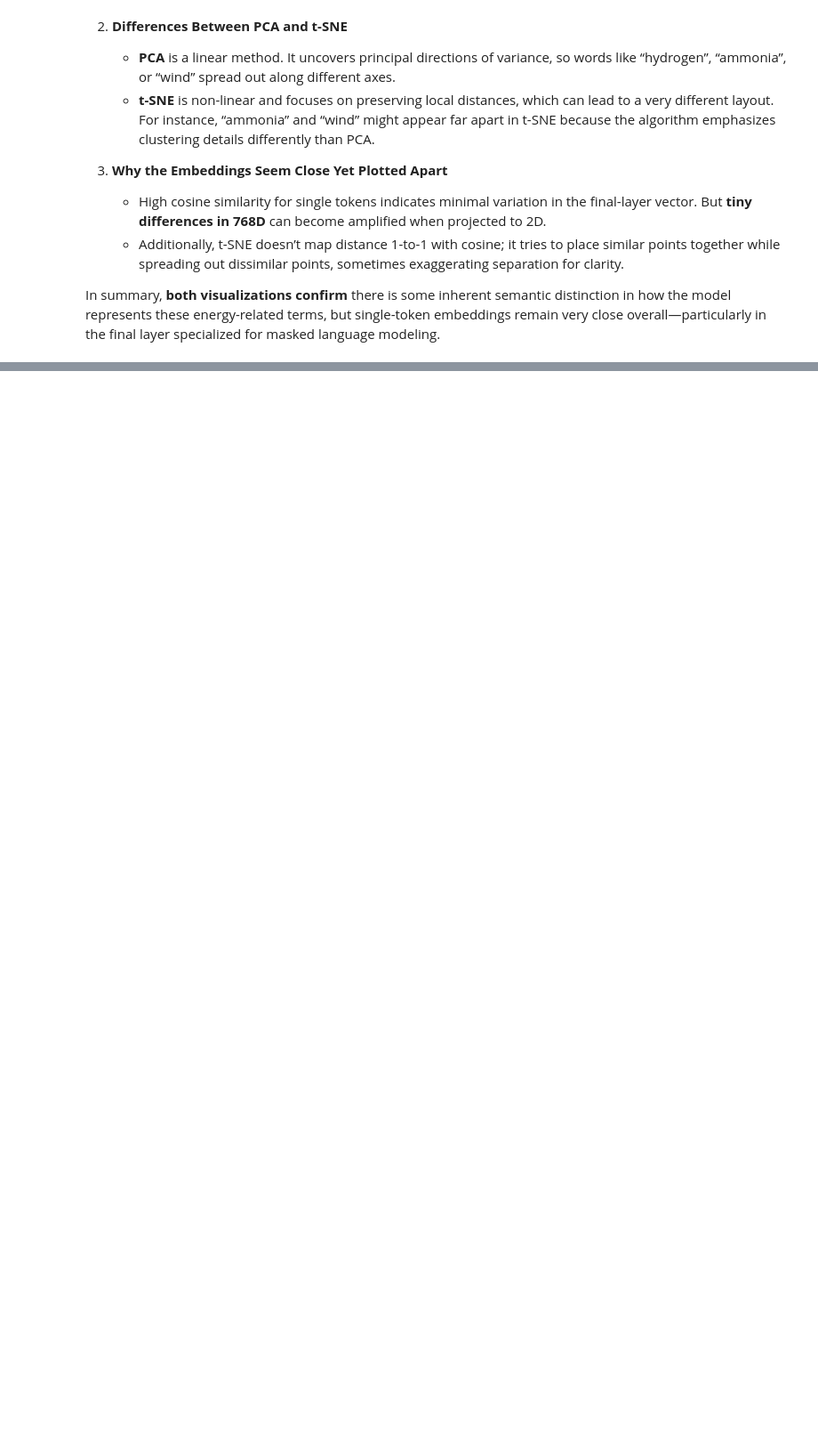
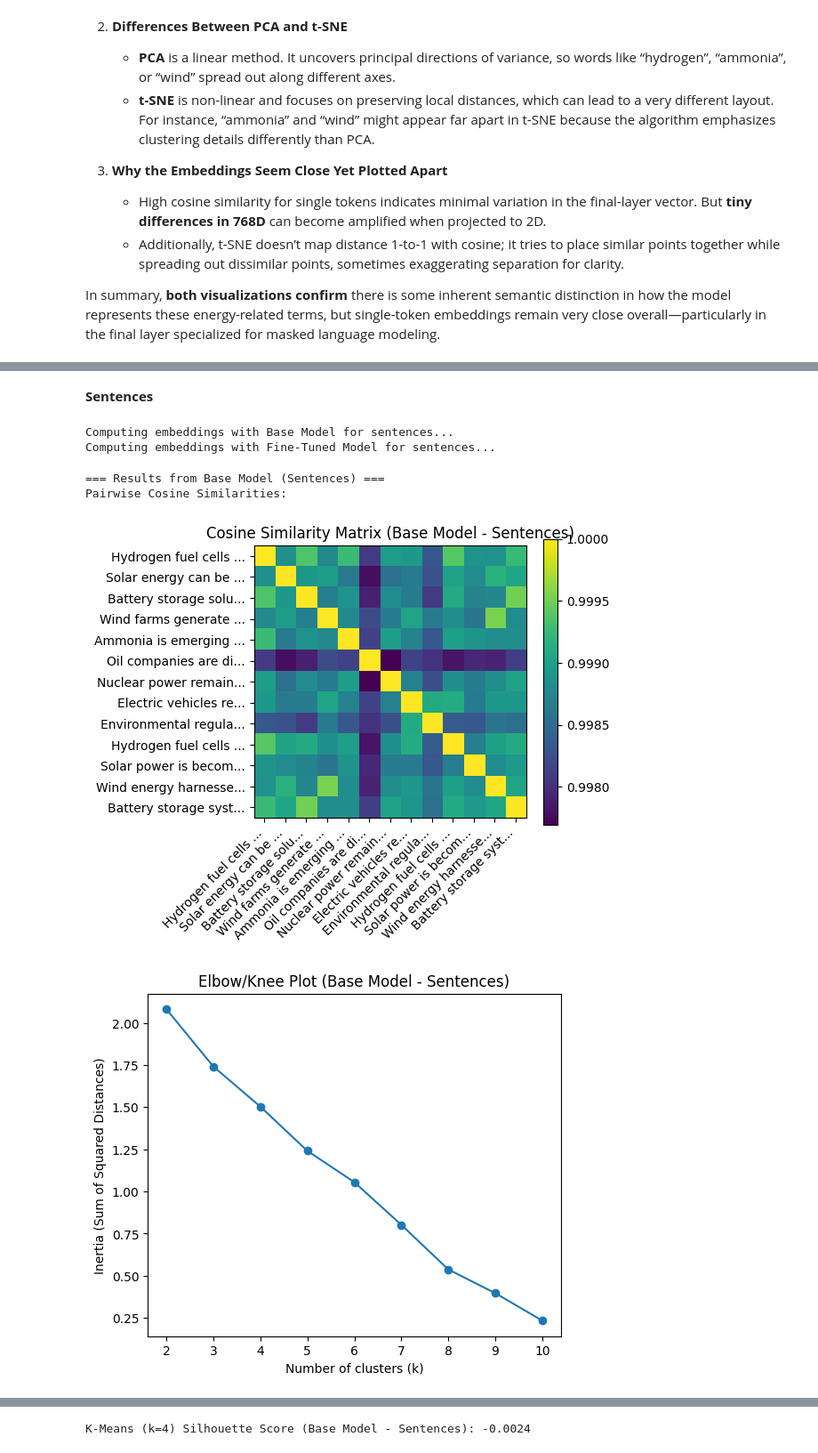
Before and after one commit to lucarenz1997/NLP, a Jupyter notebook: Stage_2_Part_2.ipynb, the cells around one changed output, grey strips where cells are left out. Shown at 89% size. Cells and saved outputs as stored; diff of their text form; code cells hidden in the pictures; blank space fills up the shorter version.

```diff
--- a/Stage_2_Part_2.ipynb
+++ b/Stage_2_Part_2.ipynb
@@ -852,0 +543,2 @@ K-Means (k=8) Silhouette Score (Fine-Tuned Model): 0.1448
+# %% [markdown]
+**Sentences**
@@ -852,0 +694,76 @@ K-Means (k=8) Silhouette Score (Fine-Tuned Model): 0.1448
+# %%
+# Uncomment additional sentences if you want to see different results
+domain_sentences = [
+    "Hydrogen fuel cells are a promising technology for clean transportation.",
+    "Solar energy can be harnessed efficiently with photovoltaic panels.",
+    "Battery storage solutions are crucial for renewable energy integration.",
+    "Wind farms generate electricity using powerful turbines.",
+    "Ammonia is emerging as a potential carbon-free fuel.",
+    "Oil companies are diversifying their portfolios to include renewables.",
+    "Nuclear power remains a contentious yet low-carbon energy source.",
+    "Electric vehicles reduce emissions compared to combustion engines.",
+    "Environmental regulations aim to limit greenhouse gas emissions.",
+ "Hydrogen fuel cells promise efficient and zero-emission energy conversion.",
+    "Solar power is becoming more cost-effective as technology improves.",
+    "Wind energy harnesses natural air currents to generate electricity.",
+    "Battery storage systems are critical for balancing renewable energy supply and demand.",
+    # "Ammonia is emerging as a potential hydrogen carrier for clean energy applications.",
+    # "Oil companies are increasingly investing in renewable energy projects.",
+    # "Nuclear power offers a low-carbon alternative to fossil fuels despite safety concerns.",
+    # "Electric vehicles are transforming the transportation sector with reduced emissions.",
+    # "Environmental regulations drive innovation in green technologies.",
+    # "Geothermal energy provides a stable and renewable heat source for power generation.",
+    # "Biofuel production from algae offers a sustainable alternative to fossil fuels.",
+    # "Smart grids enable efficient distribution of renewable energy.",
+    # "Energy efficiency improvements in buildings reduce overall consumption.",
+    # "Carbon capture and storage technologies help mitigate greenhouse gas emissions.",
+    # "Waste-to-energy plants convert municipal waste into useful electricity.",
+    # "Hydroelectric power plants generate electricity using river water flow.",
+    # "Distributed renewable energy systems empower local communities.",
+    # "Solar thermal collectors capture heat for industrial processes.",
+    # "Electric vehicle charging infrastructure is expanding rapidly.",
+    # "Energy storage innovations are critical for integrating variable renewable sources.",
+    # "Offshore wind farms harness stronger and more consistent winds.",
+    # "Green hydrogen production uses renewable energy to electrolyze water.",
+    # "LED lighting technologies offer significant energy savings.",
+    # "Sustainable agriculture practices reduce energy usage in food production.",
+    # "Urban planning can promote energy-efficient transportation and building design.",
+    # "Recycling programs contribute to resource conservation and energy savings.",
+    # "Advancements in fuel cell technology are driving cleaner power generation.",
+    # "Solar panel efficiency continues to improve through research and development.",
+    # "Wind turbine designs are becoming more efficient and resilient.",
+    # "Battery recycling is essential for sustainable energy storage solutions.",
+    # "Smart meters help consumers monitor and reduce their energy consumption.",
+    # "Electric public transportation systems reduce urban air pollution.",
+    # "Green building certifications promote environmentally friendly construction practices.",
+    # "Rooftop solar installations are growing in popularity in urban areas.",
+    # "Energy policies play a key role in accelerating the transition to renewables.",
+    # "Innovations in renewable energy technology are crucial for a sustainable future.",
+    # "Distributed energy resources allow for a decentralized power grid.",
+    # "Renewable energy projects create jobs and stimulate local economies.",
+    # "Advanced materials improve the efficiency of solar and wind systems.",
+    # "Climate change mitigation efforts rely on rapid adoption of clean energy solutions."
+]
+
+# Compute embeddings using the base model for sentences
+print("Computing embeddings with Base Model for sentences...")
+embeddings_base_sentences = get_embeddings_for_sentences(domain_sentences, roberta_tokenizer, base_model, device)
+
+# Compute embeddings using the fine-tuned model for sentences
+print("Computing embeddings with Fine-Tuned Model for sentences...")
+embeddings_finetuned_sentences = get_embeddings_for_sentences(domain_sentences, roberta_tokenizer, mlm_model, device)
+# %% [output]
+Computing embeddings with Base Model for sentences...
+Computing embeddings with Fine-Tuned Model for sentences...
+# %%
+# Set number of clusters for K-Means clustering (based on visualisation that will show it when executing code below)
+n_clusters = 4
+
+# Visualize and compare results for the base model
+print("\n=== Results from Base Model (Sentences) ===")
+visualize_sentence_embeddings(embeddings_base_sentences, title_suffix="(Base Model - Sentences)", k=n_clusters)
+# %% [output]
+=== Results from Base Model (Sentences) ===
+Pairwise Cosine Similarities:
+[figure, added]
+[figure, added]
@@ -852,0 +772 @@ K-Means (k=8) Silhouette Score (Fine-Tuned Model): 0.1448
+K-Means (k=4) Silhouette Score (Base Model - Sentences): -0.0024
```
Also changed, not shown: parts of 38 cells of this notebook.
